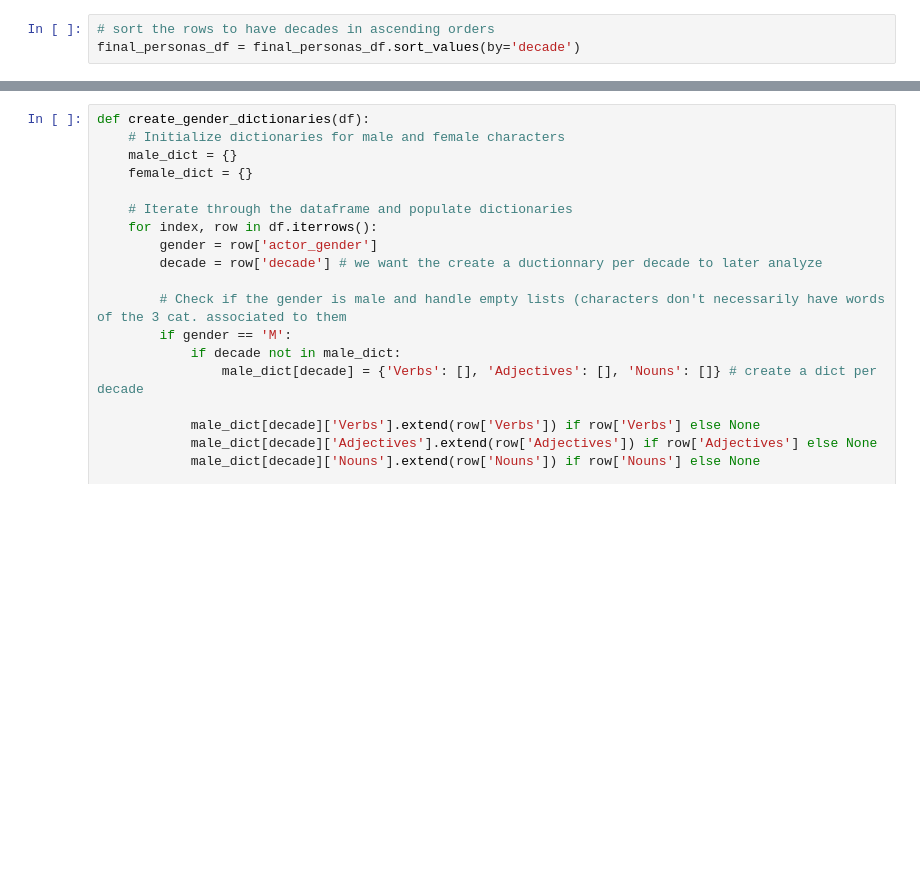
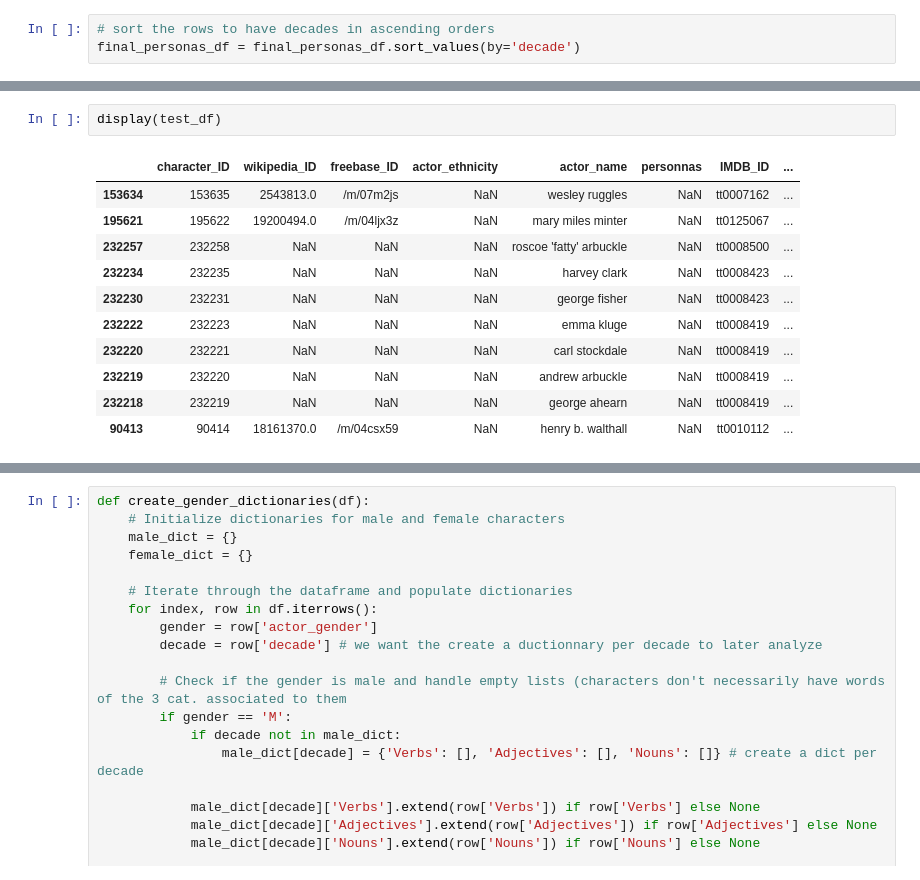
Before and after one commit to epfl-ada/ada-2023-project-badabob, a Jupyter notebook: personas_analysis.ipynb, the cells around one changed output, grey strips where cells are left out. Drawn from its saved outputs; the diff is of its cells as text; blank space fills up the shorter version.

```diff
--- a/personas_analysis.ipynb
+++ b/personas_analysis.ipynb
@@ -78,3 +115,17 @@ final_personas_df = final_personas_df.sort_values(by='decade')
+# %%
+display(test_df)
+# %% [output]
+|  | character_ID | wikipedia_ID | freebase_ID | actor_ethnicity | actor_name | personnas | IMDB_ID | ... |
+| 153634 | 153635 | 2543813.0 | /m/07m2js | NaN | wesley ruggles | NaN | tt0007162 | ... |
+| 195621 | 195622 | 19200494.0 | /m/04ljx3z | NaN | mary miles minter | NaN | tt0125067 | ... |
+| 232257 | 232258 | NaN | NaN | NaN | roscoe 'fatty' arbuckle | NaN | tt0008500 | ... |
+| 232234 | 232235 | NaN | NaN | NaN | harvey clark | NaN | tt0008423 | ... |
+| 232230 | 232231 | NaN | NaN | NaN | george fisher | NaN | tt0008423 | ... |
+| 232222 | 232223 | NaN | NaN | NaN | emma kluge | NaN | tt0008419 | ... |
+| 232220 | 232221 | NaN | NaN | NaN | carl stockdale | NaN | tt0008419 | ... |
+| 232219 | 232220 | NaN | NaN | NaN | andrew arbuckle | NaN | tt0008419 | ... |
+| 232218 | 232219 | NaN | NaN | NaN | george ahearn | NaN | tt0008419 | ... |
+| 90413 | 90414 | 18161370.0 | /m/04csx59 | NaN | henry b. walthall | NaN | tt0010112 | ... |
 # %%
 unique_decades = final_personas_df['decade'].unique() # control the order of the decades
 print(unique_decades)
```
Also changed, not shown: parts of 13 cells of this notebook.
